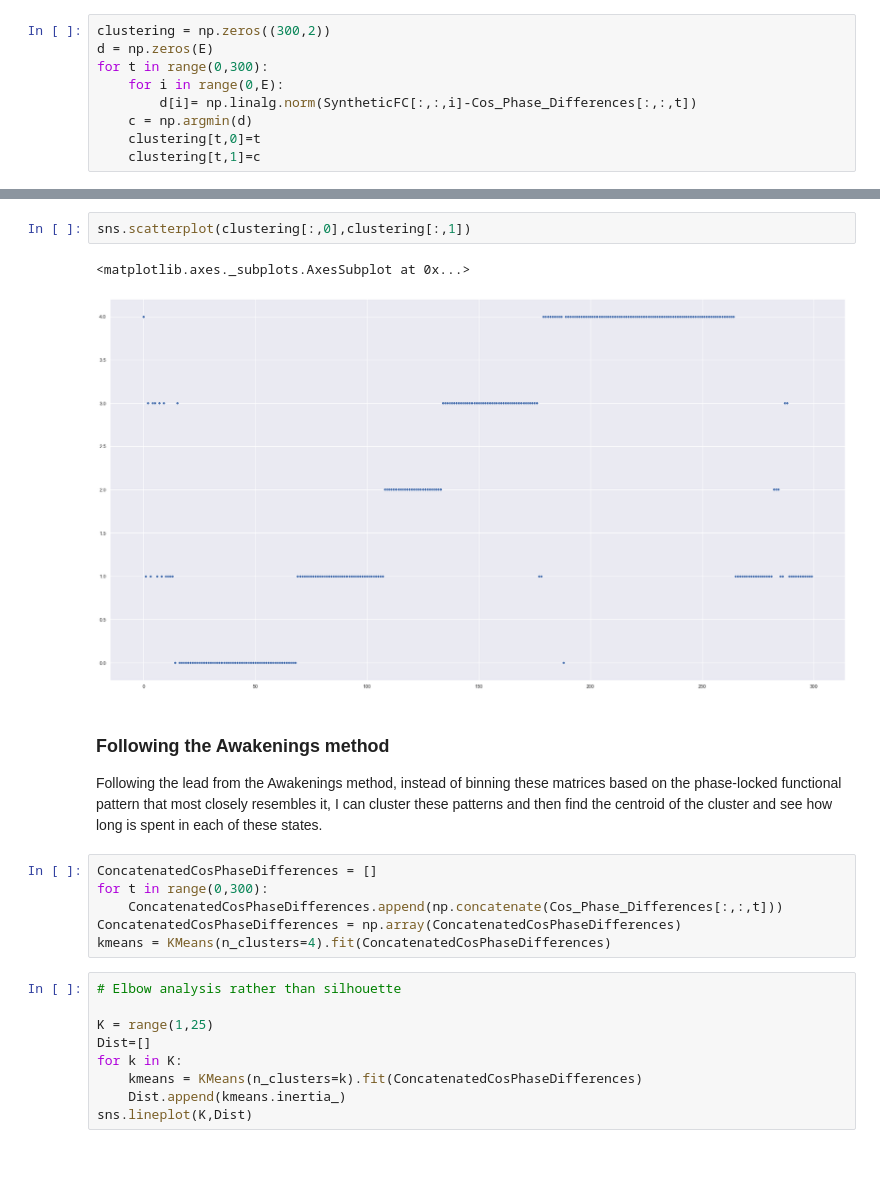
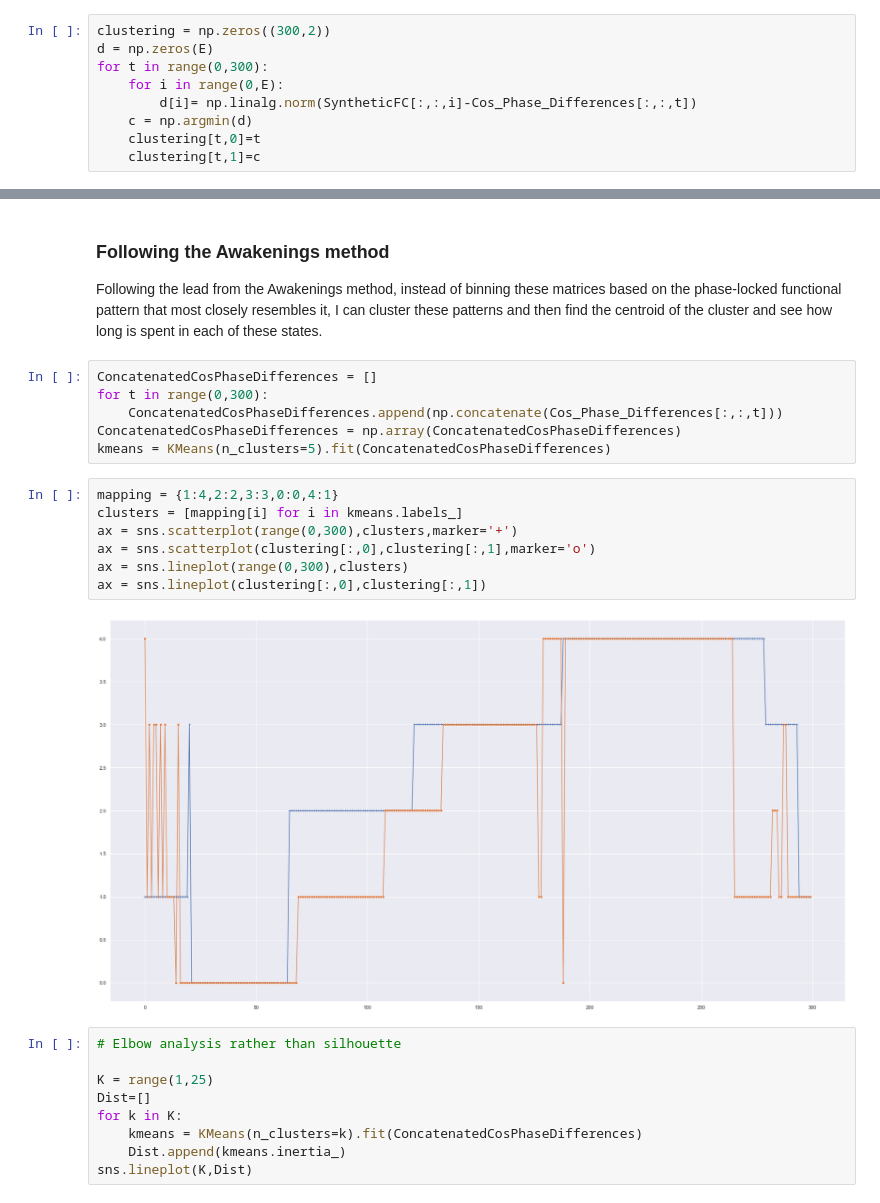
Before and after one commit to rnartallo/kuramotocontrol, a Jupyter notebook: PhaseLocking.ipynb, the cells around one changed output, grey strips where cells are left out. Drawn from its saved outputs; the diff is of its cells as text; blank space fills up the shorter version.

Commit message:
Attempting to compare clustering to PLV

```diff
--- a/PhaseLocking.ipynb
+++ b/PhaseLocking.ipynb
@@ -328,8 +325,3 @@ for t in range(0,300):
-# %%
-sns.scatterplot(clustering[:,0],clustering[:,1])
-# %% [output]
-<matplotlib.axes._subplots.AxesSubplot at 0x...>
-[figure, removed]
 # %% [markdown]
 ### Following the Awakenings method
 
@@ -339,7 +331,16 @@ ConcatenatedCosPhaseDifferences = []
 for t in range(0,300):
     ConcatenatedCosPhaseDifferences.append(np.concatenate(Cos_Phase_Differences[:,:,t]))
 ConcatenatedCosPhaseDifferences = np.array(ConcatenatedCosPhaseDifferences)
-kmeans = KMeans(n_clusters=4).fit(ConcatenatedCosPhaseDifferences)
+kmeans = KMeans(n_clusters=5).fit(ConcatenatedCosPhaseDifferences)
+# %%
+mapping = {1:4,2:2,3:3,0:0,4:1}
+clusters = [mapping[i] for i in kmeans.labels_]
+ax = sns.scatterplot(range(0,300),clusters,marker='+')
+ax = sns.scatterplot(clustering[:,0],clustering[:,1],marker='o')
+ax = sns.lineplot(range(0,300),clusters)
+ax = sns.lineplot(clustering[:,0],clustering[:,1])
+# %% [output]
+[figure, added]
 # %%
 # Elbow analysis rather than silhouette
 
```
Also changed, not shown: parts of 1 cell of this notebook.
